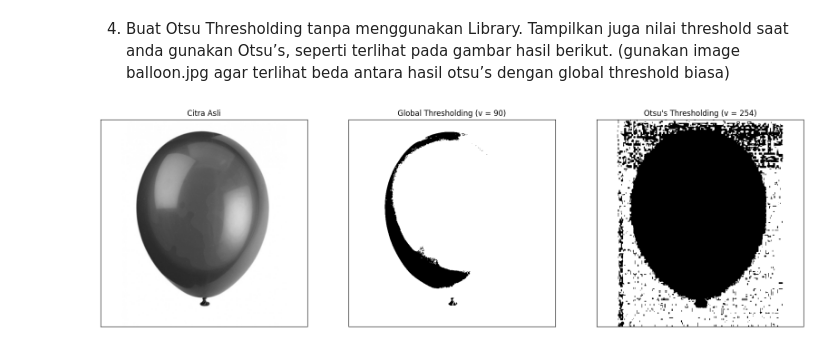
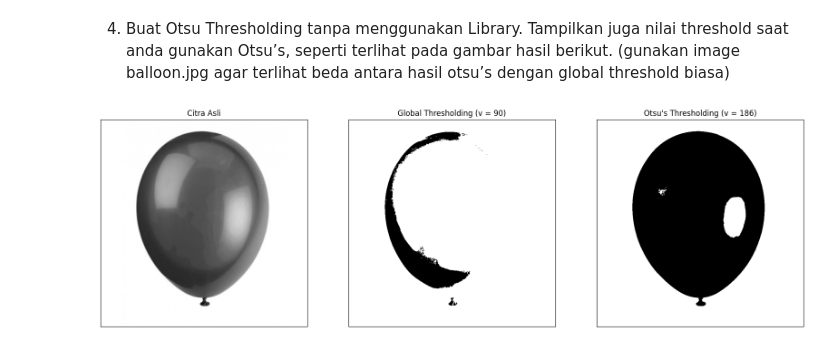
Before and after one commit to NurlailyAsrobika16/PCVK_Genap_2023, a Jupyter notebook: Week10.ipynb, the cells around one changed output. Cells and saved outputs as stored; diff of their text form; code cells hidden in the pictures.

```diff
--- a/Week10.ipynb
+++ b/Week10.ipynb
@@ -62,32 +62,32 @@ sumb = 0
 varmax = 0
 fn_min = np.inf
 thresh = -1
 
-for i in range(0,255):
+for i in range(0,187):
   wb += hist[i]
   wf = (img_lgs.shape[0]*img_lgs.shape[1]) - wb
   sumb += (i*hist[i])
   mb = sumb / wb
   mf = (sumb - sumb)/wf
   betweenvar = wb * wf * (mb - mf) * (mb - mf)
 
   if (betweenvar>varmax):
     varmax = betweenvar
     thresh = i
 
 x = ("Otsu's Thresholding (v = ")+str(thresh)+")"
 ret, th1 = cv.threshold(blur, 90, 255, cv.THRESH_BINARY)
 ret, th2 = cv.threshold (blur, thresh, 255, cv. THRESH_BINARY)
 
 titles = ['Citra Asli', 'Global Thresholding (v = 90)', x]
 citra3 = [blur, th1, th2]
 plt.figure(figsize = (20,15))
 
 for i in range(len(citra3)):
     plt. subplot(1,3,i+1),plt.imshow(citra3[i], 'gray')
     plt.title(titles[i])
     plt.xticks([]),plt.yticks([])
 
 plt.show()
 # %% [output]
-[figure, old version]
+[figure, new version]
```
Also changed, not shown: parts of 7 cells of this notebook.
